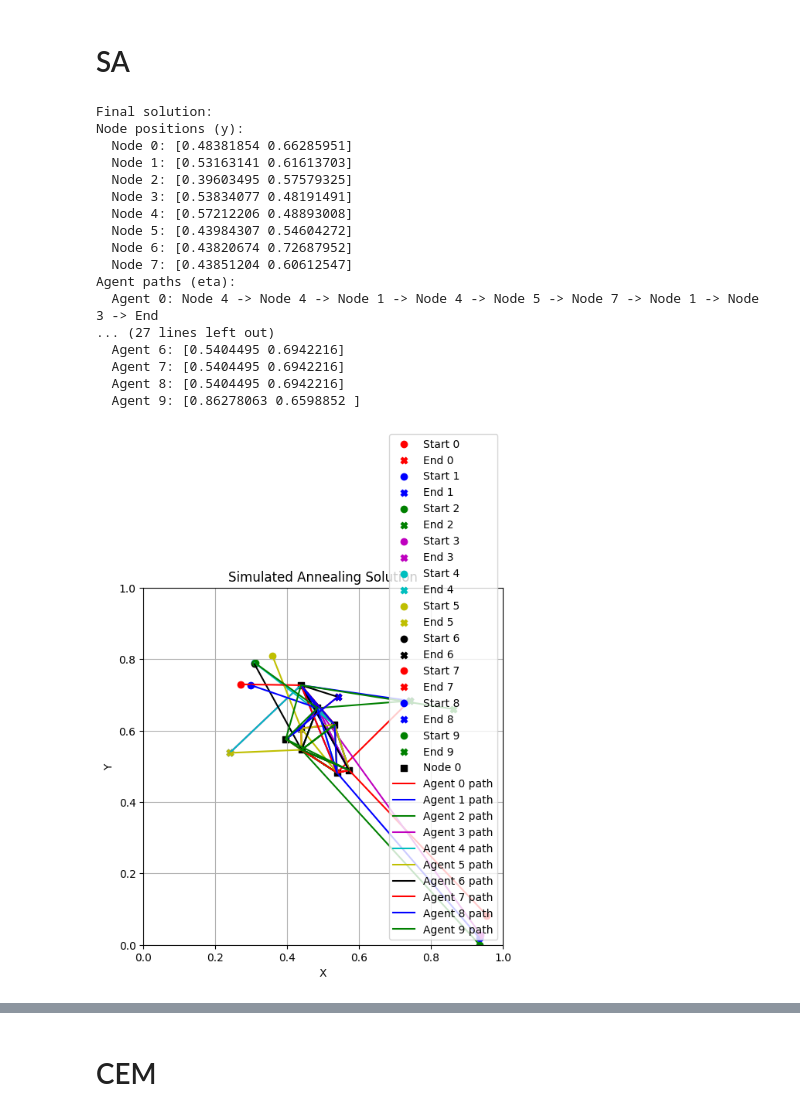
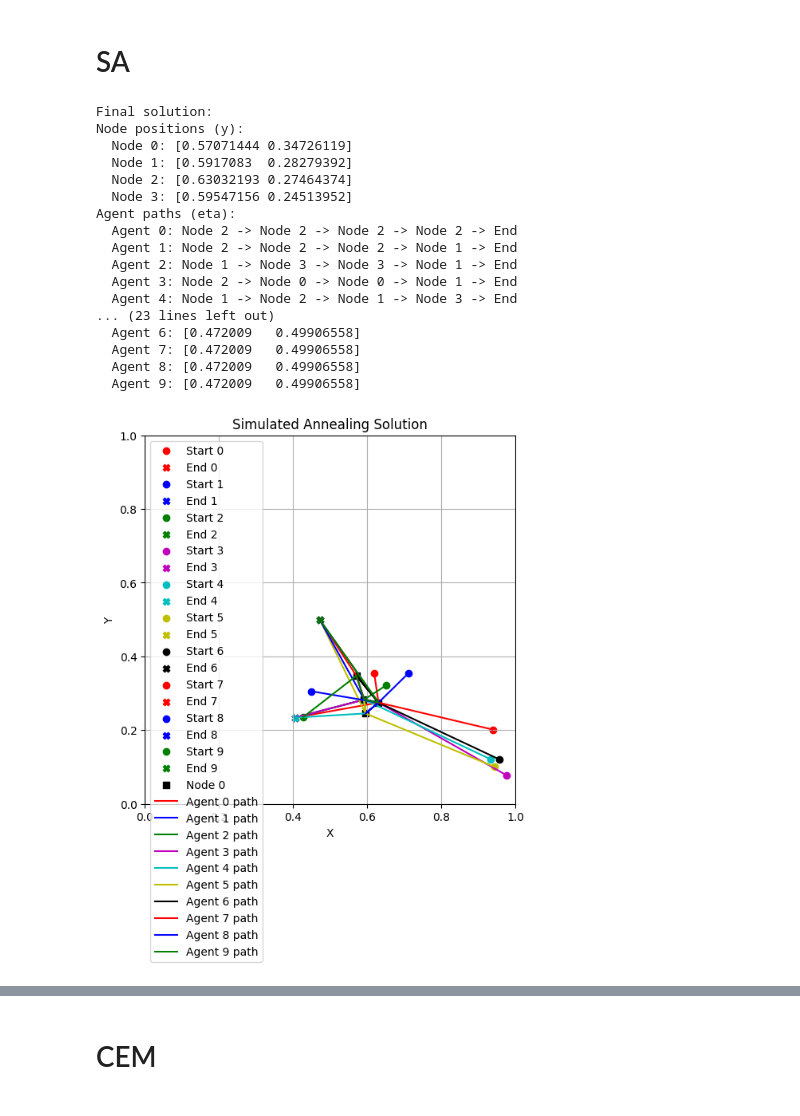
Before and after one commit to salar96/LearningFLPO, a Jupyter notebook: Benchmark/benchmark.ipynb, the cells around one changed output, grey strips where cells are left out. Drawn from its saved outputs; the diff is of its cells as text; code cells hidden in the pictures.

```diff
--- a/Benchmark/benchmark.ipynb
+++ b/Benchmark/benchmark.ipynb
@@ -13,34 +14,28 @@ torch.cuda.manual_seed(seed)
 torch.cuda.manual_seed_all(seed)
 device = torch.device('cuda') if torch.cuda.is_available() else torch.device('cpu')
 np.random.seed(seed)
+scene_path = "benchmark_data/N10_M4_ends2_seed3"
 print("Running on: " , device)
 
-num_drones = 10
-n_drone_clusters = 2
-drone_cluster_split = np.random.uniform(0.0, 1.0, n_drone_clusters)
-drone_cluster_split = drone_cluster_split / np.sum(drone_cluster_split)
-num_facilities = 8
-num_distinct_ends = 3
-dim_ = 2
-print(f"num_drones = {num_drones}\tnum_facilities = {num_facilities}\tdim = {dim_}")
-# print(drone_cluster_split)
-START_locs, F_base, END_locs = generate_dataset(
-    num_drones,
-    n_drone_clusters,
-    drone_cluster_split,
-    num_facilities,
-    dim_,
-    device,
-    seed,
-    drone_cluster_std_range=[0.02, 0.03],
-    F_noise_std=0.05,
-    num_distinct_ends=num_distinct_ends
-)
+with open(scene_path, 'rb') as file:
+    data = pickle.load(file)
+START_locs = data["START_locs"]
+F_base = data["F_base"]
+END_locs = data["END_locs"]
+num_drones = START_locs.shape[0]
+num_facilities = F_base.shape[-2]
+dim_ = F_base.shape[-1]
+num_distinct_ends = len(torch.unique(END_locs, dim=0))
+print(f"num_drones = {num_drones}\t num_facilities = {num_facilities}\t dim = {dim_}\t num_distinct_ends = {num_distinct_ends}")
+assert(F_base.requires_grad == True)
 
 s = START_locs.cpu().numpy().reshape(-1,1,2)
 e = END_locs.cpu().numpy().reshape(-1,1,2)
 Y_init = F_base.detach().cpu().numpy()
+
 n_algo_iters = 10
+discardPSO = True
+discardACO = True
 
 # plot_UAV_FLPO(START_locs, END_locs, F_base, (12,10))
 # # plot_UAV_FLPO_3D(START_locs, END_locs, F_base)
@@ -143,7 +125,7 @@ for i in range(n_algo_iters):
             Y_init=None,
             verbose=False,
             pop_size=100,
-            generations=100,
+            generations=8000,
             mutation_rate=0.3,
         )
     t_ga_arr.append(elapsed_time)
@@ -180,45 +162,45 @@ t_ga_min, c_ga_min
 # %%
 from SA import sa, plot_sa, print_sa
 t_sa_arr = []
 c_sa_arr = []
 for i in range(n_algo_iters):
     best_y, best_eta, best_cost, elapsed_time = sa(
             s,
             e,
             num_facilities,
             num_drones,
             dim_,
             Y_init=Y_init,
             YMIN=0,
             YMAX=1.0,
-            iters=1000,
+            iters=20000,
             verbose=False,
         )
     t_sa_arr.append(elapsed_time)
     c_sa_arr.append(best_cost)
 t_sa_min = np.min(t_sa_arr)
 c_sa_min = np.min(c_sa_arr)
 print_sa(s, e, best_y, best_eta)
 plot_sa(s, e, best_y, best_eta)
 # %% [output]
 Final solution:
 Node positions (y):
-  Node 0: [0.48381854 0.66285951]
-  Node 1: [0.53163141 0.61613703]
-  Node 2: [0.39603495 0.57579325]
-  Node 3: [0.53834077 0.48191491]
-  Node 4: [0.57212206 0.48893008]
-  Node 5: [0.43984307 0.54604272]
-  Node 6: [0.43820674 0.72687952]
-  Node 7: [0.43851204 0.60612547]
+  Node 0: [0.57071444 0.34726119]
+  Node 1: [0.5917083  0.28279392]
+  Node 2: [0.63032193 0.27464374]
+  Node 3: [0.59547156 0.24513952]
 Agent paths (eta):
-  Agent 0: Node 4 -> Node 4 -> Node 1 -> Node 4 -> Node 5 -> Node 7 -> Node 1 -> Node 3 -> End
-... (27 lines left out)
-  Agent 6: [0.5404495 0.6942216]
-  Agent 7: [0.5404495 0.6942216]
-  Agent 8: [0.5404495 0.6942216]
-  Agent 9: [0.86278063 0.6598852 ]
+  Agent 0: Node 2 -> Node 2 -> Node 2 -> Node 2 -> End
+  Agent 1: Node 2 -> Node 2 -> Node 2 -> Node 1 -> End
+  Agent 2: Node 1 -> Node 3 -> Node 3 -> Node 1 -> End
+  Agent 3: Node 2 -> Node 0 -> Node 0 -> Node 1 -> End
+  Agent 4: Node 1 -> Node 2 -> Node 1 -> Node 3 -> End
+... (23 lines left out)
+  Agent 6: [0.472009   0.49906558]
+  Agent 7: [0.472009   0.49906558]
+  Agent 8: [0.472009   0.49906558]
+  Agent 9: [0.472009   0.49906558]
-[figure, old version]
+[figure, new version]
 # %%
 t_sa_min, c_sa_min
 # %% [output]
```
Also changed, not shown: parts of 14 cells of this notebook, 13 other files.
